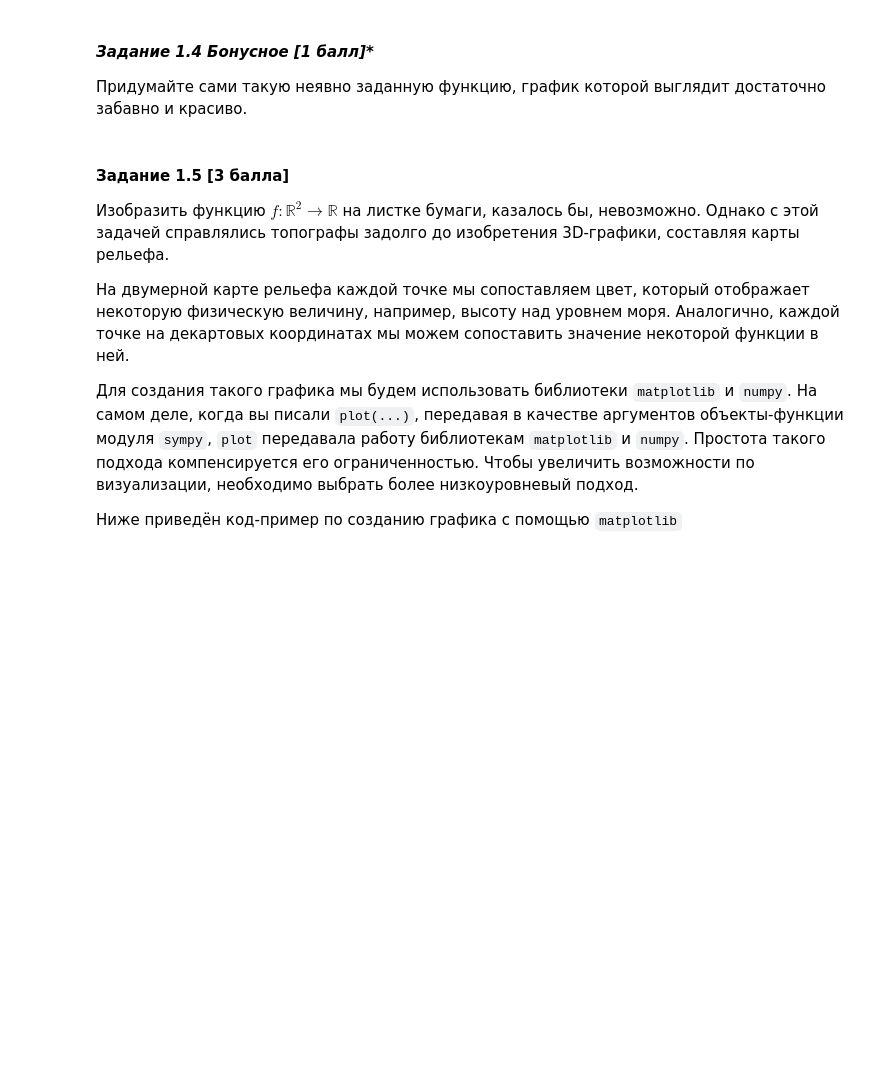
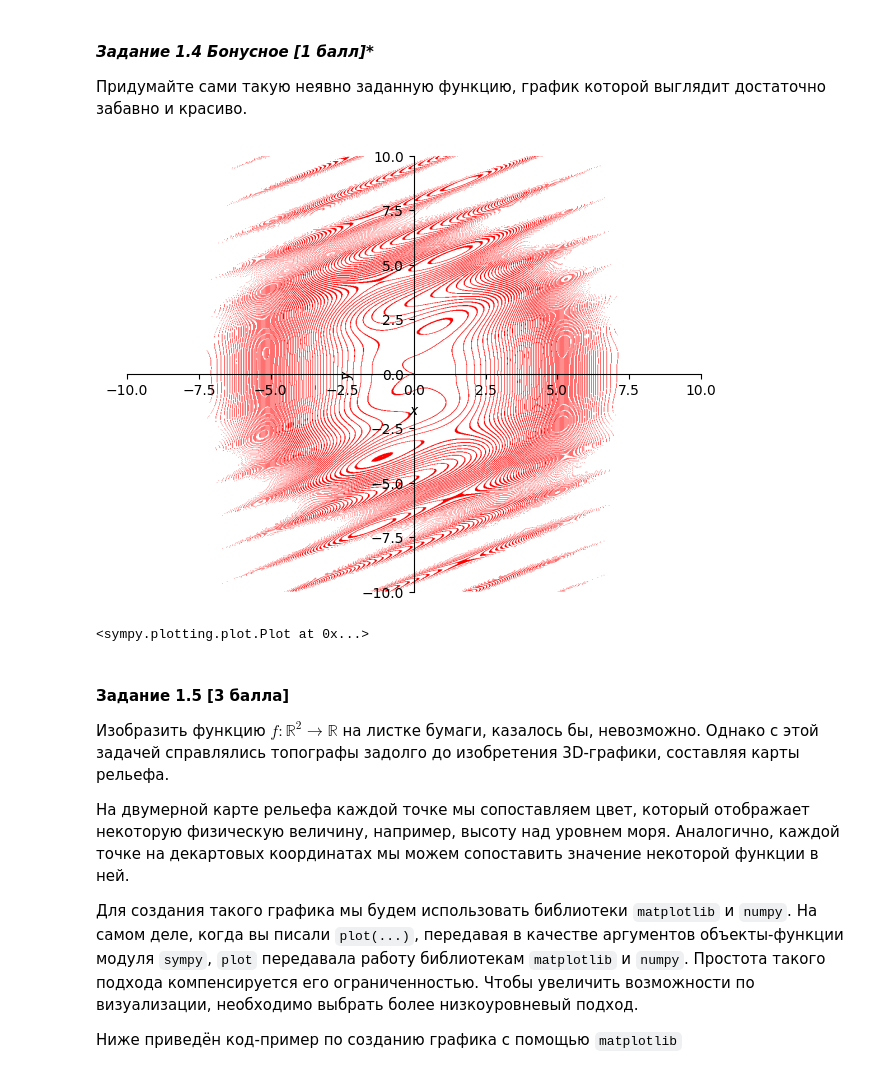
Before and after one commit to artoftheblue/hse-homeworks, a Jupyter notebook: calculus/variant_3.ipynb, the cells around one changed output. Saved outputs shown, nothing was run; the diff lists cells and outputs as text; code cells hidden in the pictures; blank space fills up the shorter version.

```diff
--- a/calculus/variant_3.ipynb
+++ b/calculus/variant_3.ipynb
@@ -136,3 +170,13 @@ plot_implicit(Eq(tan(x * sin(x)), tan(y * sin(y))),
+# %%
+x, y = symbols('x y')
+plot_implicit(Eq(tan(x ** 3 + y ** 2 * cos(x - 2 * y)), 0),
+ (x, -10, 10),
+ (y, -10, 10),
+  line_color='red'
+)
+# %% [output]
+[figure, added]
+<sympy.plotting.plot.Plot at 0x...>
 # %% [markdown]
 #### **Задание 1.5 [3 балла]**
 
```
Also changed, not shown: parts of 21 cells of this notebook, 21 other files.
